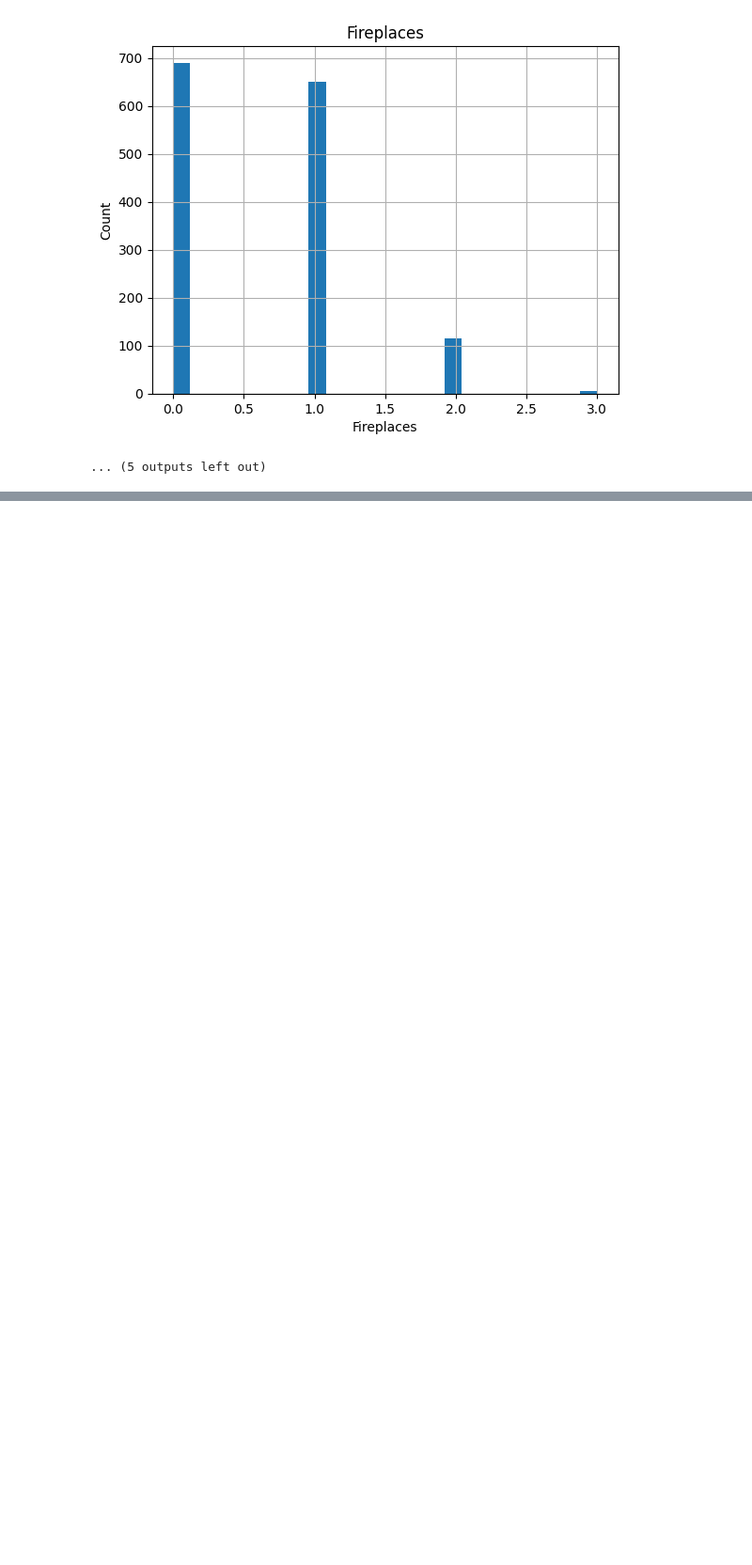
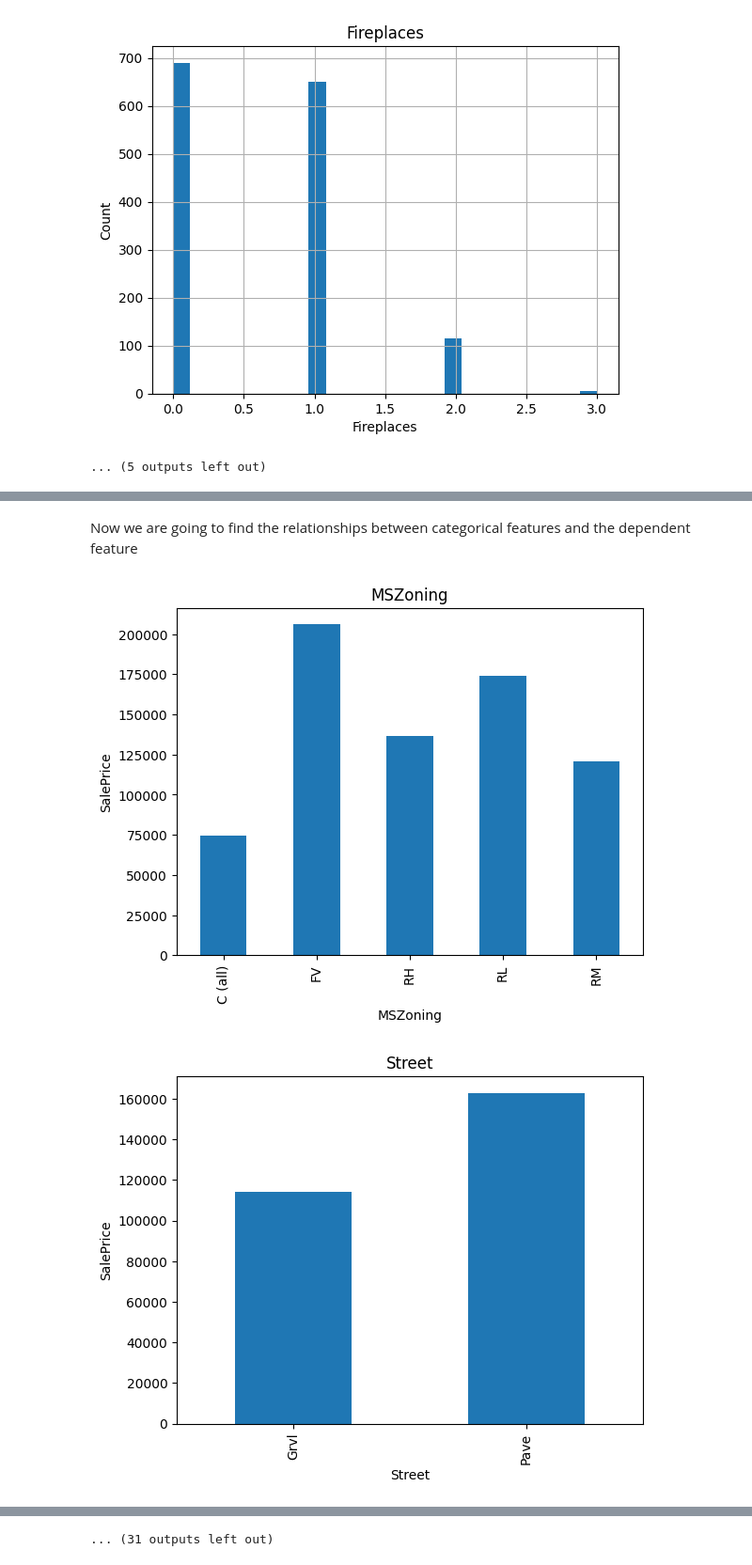
Before and after one commit to mattshaabani/house-price-prediction, a Jupyter notebook: exploratory-data-analysis.ipynb, the cells around one changed output, grey strips where cells are left out. Shown at 94% size. Cells and saved outputs as stored; diff of their text form; code cells hidden in the pictures; blank space fills up the shorter version.

```diff
--- a/exploratory-data-analysis.ipynb
+++ b/exploratory-data-analysis.ipynb
@@ -186,0 +230,2 @@ for feature in discrete_feature:
+# %%
+categorical_feature = [feature for feature in dataset.columns if data[feature].dtype == 'O']
@@ -186,0 +261,3 @@ for feature in discrete_feature:
+# %%
+for feature in categorical_feature:
+    print(f'The feature is {feature} and number of categories are {len(dataset[feature].unique())}')
@@ -186,0 +282,13 @@ for feature in discrete_feature:
+# %% [markdown]
+Now we are going to find the relationships between categorical features and the dependent feature
+# %%
+for feature in categorical_feature:
+    data = dataset.copy()
+    data.groupby(feature)['SalePrice'].median().plot.bar()
+    plt.xlabel(feature)
+    plt.ylabel('SalePrice')
+    plt.title(feature)
+    plt.show()
+# %% [output]
+[figure, added]
+[figure, added]
@@ -186,0 +305 @@ for feature in discrete_feature:
+... (31 outputs left out)
```
Also changed, not shown: parts of 9 cells of this notebook.
